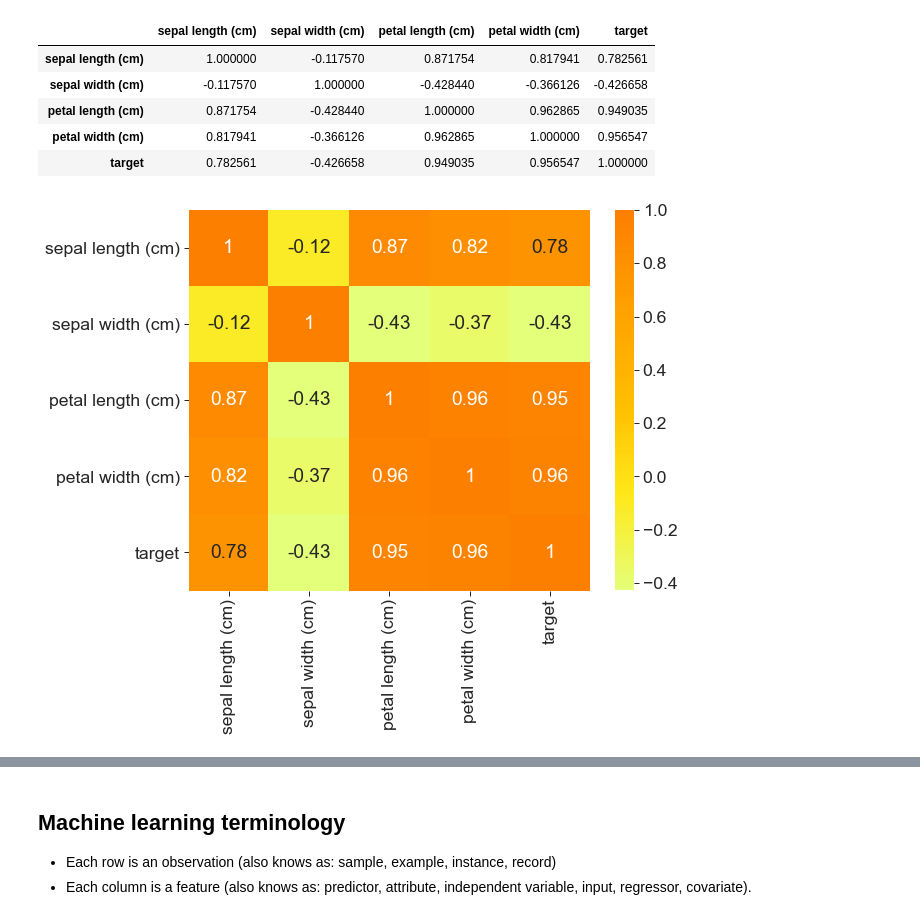
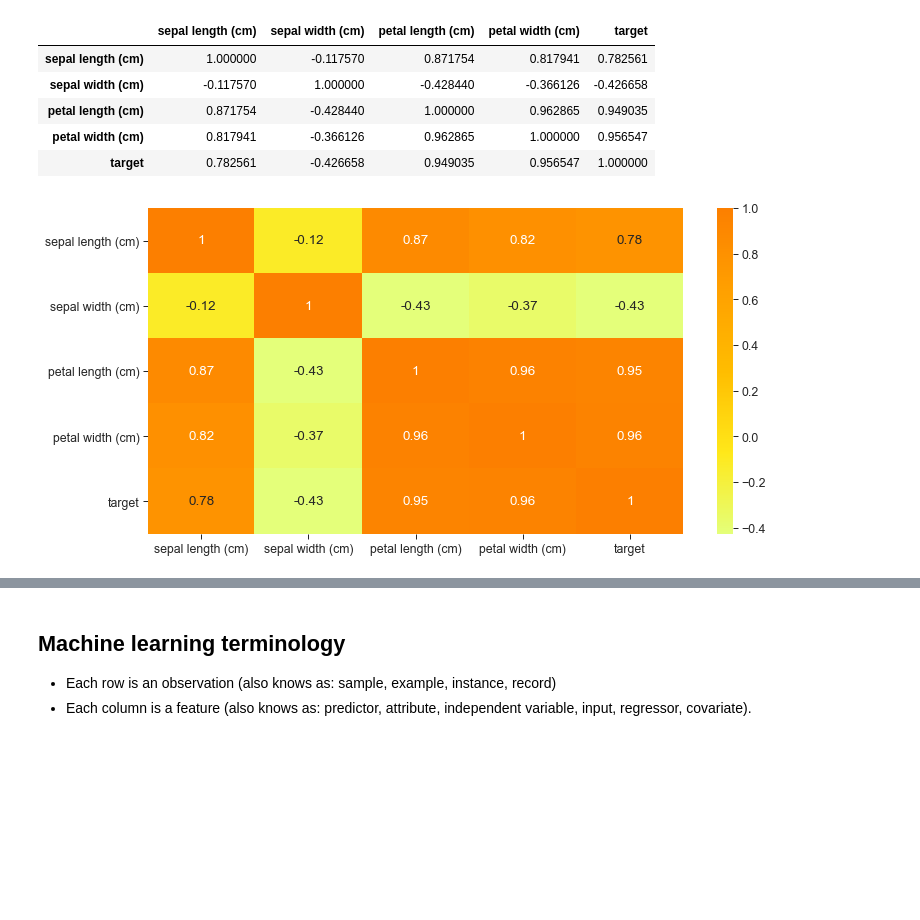
Before and after one commit to Cormac88/pands-project, a Jupyter notebook: analysis.ipynb, the cells around one changed output, grey strips where cells are left out. Cells and saved outputs as stored; diff of their text form; code cells hidden in the pictures; blank space fills up the shorter version.

Commit message:
Fixing the display of the Heatmap as it didn't upload properly

```diff
--- a/analysis.ipynb
+++ b/analysis.ipynb
@@ -281,13 +286,13 @@ df.corr()
 | petal width (cm) | 0.817941 | -0.366126 | 0.962865 | 1.000000 | 0.956547 |
 | target | 0.782561 | -0.426658 | 0.949035 | 0.956547 | 1.000000 |
 # %%
-plt.figure(figsize = (9,7))
+plt.figure(figsize = (12,6))
 sns.set_style("ticks")
-sns.set_context("paper", font_scale = 2)
+sns.set_context("paper", font_scale = 1.4)
 sns.heatmap(df.corr(), annot=True, cmap='Wistia')
 # plt.savefig("Heatmap.png")
 # %% [output]
-[figure, old version]
+[figure, new version]
 # %%
 plt.figure(figsize = (12,12))
 sns.set_style("ticks")
```
Also changed, not shown: parts of 8 cells of this notebook, 2 other files.
